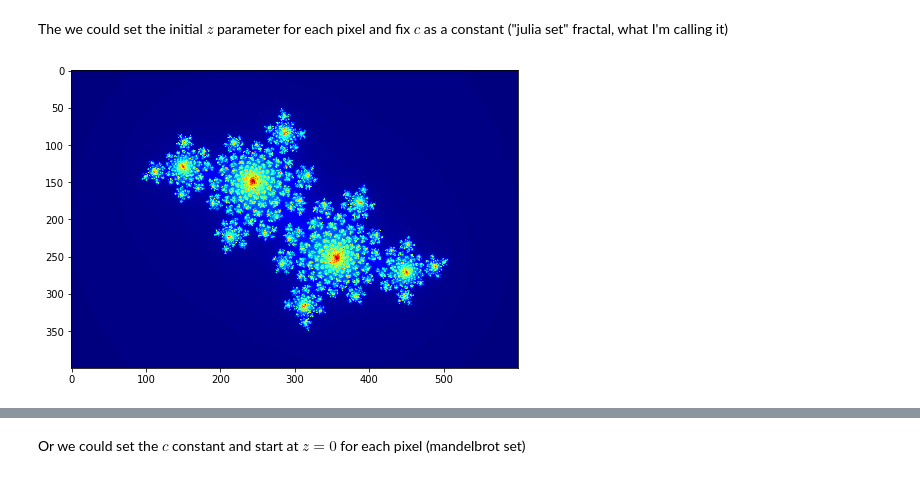
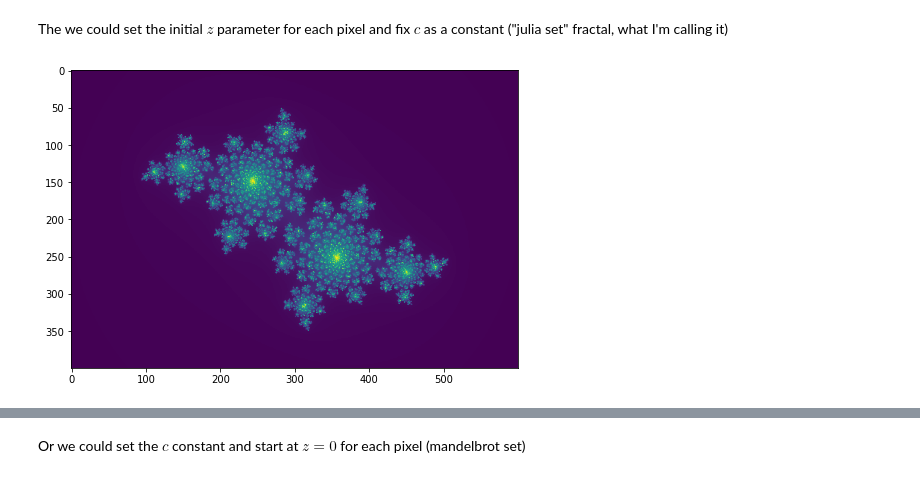
Before and after one commit to andydevs/andys-notebook, a Jupyter notebook: exploring-fractals.ipynb, the cells around one changed output, grey strips where cells are left out. Saved outputs shown, nothing was run; the diff lists cells and outputs as text; code cells hidden in the pictures.

```diff
--- a/exploring-fractals.ipynb
+++ b/exploring-fractals.ipynb
@@ -5,11 +5,22 @@ Exploring different fractals
 # %%
 import numpy as np
 from matplotlib import pyplot as plt
+from matplotlib import cm
 from tqdm.notebook import tqdm
 import threading
 import concurrent.futures as conc
+from scipy.ndimage.filters import convolve
+from colorsys import hls_to_rgb, rgb_to_hls
 plt.rcParams['figure.figsize'] = [8, 6]
-plt.rcParams['image.cmap'] = 'jet'
+plt.rcParams['image.cmap'] = 'viridis'
+
+def normalize(array):
+    """
+    Normalize array to range of 0 to 1
+    """
+    mn = np.min(array)
+    mx = np.max(array)
+    return (array - mn)/(mx - mn)
 
 
 class image_range:
@@ -57,25 +68,25 @@ The we could set the initial $z$ parameter for each pixel and fix $c$ as a const
 # %%
 %%time
 
 # Algorithm parameters
 size = 600, 400
 iterations = 255
-c = -0.4 - 0.60j
+c = -0.4 - 0.6j
 
 # Image array
 image = np.zeros((size[1], size[0]), dtype=np.uint8)
 
 # Run algorithm on each pixel in image
 for i, j in tqdm(image_range(size), desc='Generating'):
     z = complex(i - size[0]/2, j - size[1]/2)/max(size)*4
     n = 0
     while abs(z) < 2 and n < iterations:
         z = mandelbrot(z, c)
         n += 1
     image[j, i] = n
 
 # Display image
 plt.imshow(image)
 plt.show();
 # %% [output]
-[figure, old version]
+[figure, new version]
```
Also changed, not shown: parts of 13 cells of this notebook, 2 other files.
